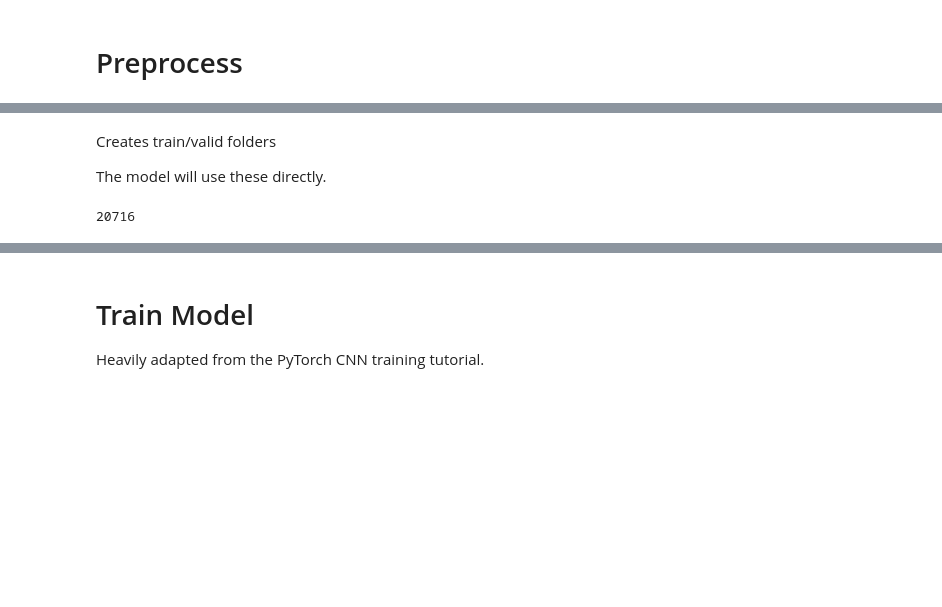
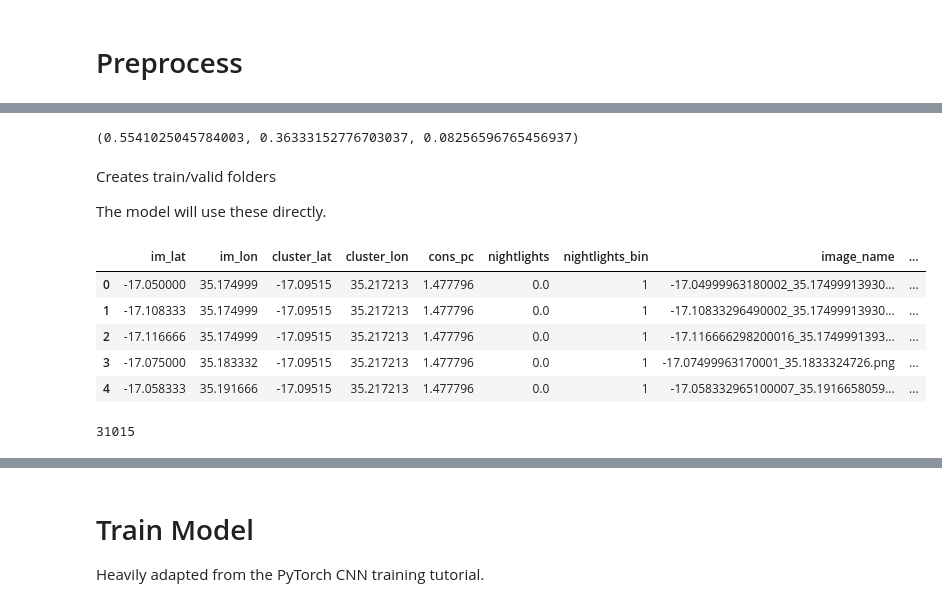
Before and after one commit to jmathur25/predicting-poverty-replication, a Jupyter notebook: scripts/train_cnn.ipynb, the cells around one changed output, grey strips where cells are left out. Saved outputs shown, nothing was run; the diff lists cells and outputs as text; code cells hidden in the pictures; blank space fills up the shorter version.

```diff
--- a/scripts/train_cnn.ipynb
+++ b/scripts/train_cnn.ipynb
@@ -38,12 +38,30 @@ df_download.head()
+# %%
+# the distribution
+(df_download['nightlights_bin']==1).mean(), (df_download['nightlights_bin']==2).mean(), (df_download['nightlights_bin']==3).mean()
+# %% [output]
+(0.5541025045784003, 0.36333152776703037, 0.08256596765456937)
 # %% [markdown]
 Creates train/valid folders
 
 The model will use these directly.
+# %%
+# we need this renaming because images can have the same name when they belong to different clusters
+# this makes unique image names, even though some are really the same image
+df_download['image_renamed'] = df_download['cluster_lat'].astype(str) + '_' + df_download['cluster_lon'].astype(str) + '_' + df_download['image_name']
+# %%
+df_download.head()
+# %% [output]
+|  | im_lat | im_lon | cluster_lat | cluster_lon | cons_pc | nightlights | nightlights_bin | image_name | ... |
+| 0 | -17.050000 | 35.174999 | -17.09515 | 35.217213 | 1.477796 | 0.0 | 1 | -17.04999963180002_35.17499913930... | ... |
+| 1 | -17.108333 | 35.174999 | -17.09515 | 35.217213 | 1.477796 | 0.0 | 1 | -17.10833296490002_35.17499913930... | ... |
+| 2 | -17.116666 | 35.174999 | -17.09515 | 35.217213 | 1.477796 | 0.0 | 1 | -17.116666298200016_35.1749991393... | ... |
+| 3 | -17.075000 | 35.183332 | -17.09515 | 35.217213 | 1.477796 | 0.0 | 1 | -17.07499963170001_35.1833324726.png | ... |
+| 4 | -17.058333 | 35.191666 | -17.09515 | 35.217213 | 1.477796 | 0.0 | 1 | -17.058332965100007_35.1916658059... | ... |
 # %%
-pic_list = df_download['image_name'].values.tolist()
+pic_list = df_download['image_renamed'].values.tolist()
 to_pick = int(0.8*len(pic_list)); to_pick
 # %% [output]
-20716
+31015
 # %%
 np.random.seed(RANDOM_SEED)
 inds = np.arange(len(pic_list))
```
Also changed, not shown: parts of 9 cells of this notebook, 5 other files.
